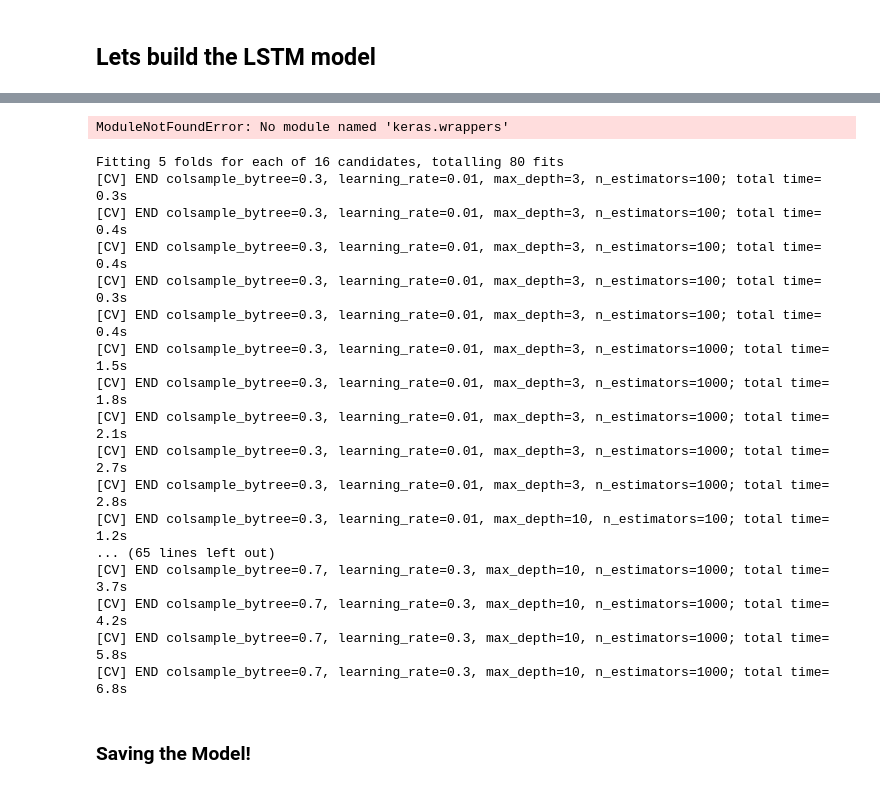
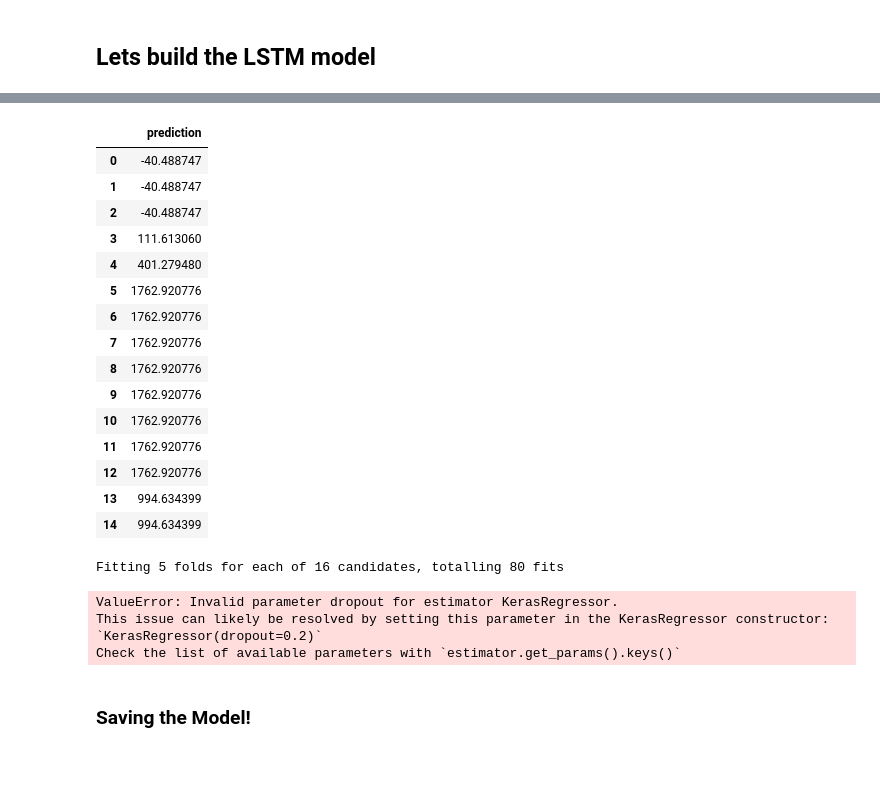
Before and after one commit to simenstang/TDT4173, a Jupyter notebook: data/notebooks_trials/LSTM_actual.ipynb, the cells around one changed output, grey strips where cells are left out. Drawn from its saved outputs; the diff is of its cells as text; code cells hidden in the pictures.

```diff
--- a/data/notebooks_trials/LSTM_actual.ipynb
+++ b/data/notebooks_trials/LSTM_actual.ipynb
@@ -436,0 +511,19 @@ df_supervised = series_to_supervised(df, target_column='pv_measurement', n_in=3,
+# %%
+predictions.head(15)
+# %% [output]
+|  | prediction |
+| 0 | -40.488747 |
+| 1 | -40.488747 |
+| 2 | -40.488747 |
+| 3 | 111.613060 |
+| 4 | 401.279480 |
+| 5 | 1762.920776 |
+| 6 | 1762.920776 |
+| 7 | 1762.920776 |
+| 8 | 1762.920776 |
+| 9 | 1762.920776 |
+| 10 | 1762.920776 |
+| 11 | 1762.920776 |
+| 12 | 1762.920776 |
+| 13 | 994.634399 |
+| 14 | 994.634399 |
@@ -440,7 +540,7 @@ from tensorflow import keras
 from keras.layers import Dense
 from keras.models import Sequential, load_model
 from scikeras.wrappers import KerasRegressor
-from keras.wrappers.scikit_learn import KerasRegressor
+#from keras.wrappers.scikit_learn import KerasRegressor
 from sklearn.model_selection import TimeSeriesSplit, GridSearchCV
 import numpy as np
 
@@ -452,6 +552,7 @@ def build_lstm_model(optimizer='adam', dropout=0.2, neurons=100):
     model.compile(loss='mean_squared_error', optimizer=optimizer)
     return model
 
+
 # Assuming your dataset is split and reshaped into 3D [samples, timesteps, features]
 train_X, train_y = df[FEATURES], df[TARGET]
 train_X = train_X.values.reshape((train_X.shape[0], 1, train_X.shape[1]))
@@ -461,10 +562,11 @@ model = KerasRegressor(build_fn=build_lstm_model, epochs=20, batch_size=70, verb
 parameters = {
     'epochs': [10, 20],
     'batch_size': [30, 70],
-    'optimizer': ['SGD', 'Adam'],
+    'optimizer': ['adam'],
     'dropout': [0.2, 0.3],
     'neurons': [50, 100]
 }
+
 
 cv_split = TimeSeriesSplit(n_splits=5)
 grid = GridSearchCV(estimator=model, cv=cv_split, param_grid=parameters, verbose=2)
@@ -479,53 +581,11 @@ best_lstm_model.save('best_lstm_model.h5')
 # Predict using the best LSTM model
 predictions = best_lstm_model.predict(X_test)
 # %% [output]
-ModuleNotFoundError: No module named 'keras.wrappers'
+Fitting 5 folds for each of 16 candidates, totalling 80 fits
+ValueError: Invalid parameter dropout for estimator KerasRegressor.
+This issue can likely be resolved by setting this parameter in the KerasRegressor constructor:
+`KerasRegressor(dropout=0.2)`
+Check the list of available parameters with `estimator.get_params().keys()`
-# %%
-from sklearn.model_selection import TimeSeriesSplit, GridSearchCV
-from xgboost import XGBRegressor
-import warnings
-warnings.filterwarnings('ignore', category=FutureWarning)
-
-
-cv_split = TimeSeriesSplit(n_splits=5)
-model = XGBRegressor()
-
-parameters = {
-    "max_depth": [3, 10],
-    "learning_rate": [0.01, 0.3],
-    "n_estimators": [100, 1000],
-    "colsample_bytree": [0.3, 0.7]
-}
-
-X_train = df[FEATURES]
-y_train = df[TARGET]
-
-grid_search = GridSearchCV(estimator=model, cv=cv_split, param_grid=parameters, verbose=2)
-grid_search.fit(X_train, y_train)
-
-# Get the best estimator
-best_xgb_model = grid_search.best_estimator_
-
-# Get feature importances from this best model
-feature_importances = best_xgb_model.feature_importances_
-# %% [output]
-Fitting 5 folds for each of 16 candidates, totalling 80 fits
-[CV] END colsample_bytree=0.3, learning_rate=0.01, max_depth=3, n_estimators=100; total time=   0.3s
-[CV] END colsample_bytree=0.3, learning_rate=0.01, max_depth=3, n_estimators=100; total time=   0.4s
-[CV] END colsample_bytree=0.3, learning_rate=0.01, max_depth=3, n_estimators=100; total time=   0.4s
-[CV] END colsample_bytree=0.3, learning_rate=0.01, max_depth=3, n_estimators=100; total time=   0.3s
-[CV] END colsample_bytree=0.3, learning_rate=0.01, max_depth=3, n_estimators=100; total time=   0.4s
-[CV] END colsample_bytree=0.3, learning_rate=0.01, max_depth=3, n_estimators=1000; total time=   1.5s
-[CV] END colsample_bytree=0.3, learning_rate=0.01, max_depth=3, n_estimators=1000; total time=   1.8s
-[CV] END colsample_bytree=0.3, learning_rate=0.01, max_depth=3, n_estimators=1000; total time=   2.1s
-[CV] END colsample_bytree=0.3, learning_rate=0.01, max_depth=3, n_estimators=1000; total time=   2.7s
-[CV] END colsample_bytree=0.3, learning_rate=0.01, max_depth=3, n_estimators=1000; total time=   2.8s
-[CV] END colsample_bytree=0.3, learning_rate=0.01, max_depth=10, n_estimators=100; total time=   1.2s
-... (65 lines left out)
-[CV] END colsample_bytree=0.7, learning_rate=0.3, max_depth=10, n_estimators=1000; total time=   3.7s
-[CV] END colsample_bytree=0.7, learning_rate=0.3, max_depth=10, n_estimators=1000; total time=   4.2s
-[CV] END colsample_bytree=0.7, learning_rate=0.3, max_depth=10, n_estimators=1000; total time=   5.8s
-[CV] END colsample_bytree=0.7, learning_rate=0.3, max_depth=10, n_estimators=1000; total time=   6.8s
 # %% [markdown]
 ### Saving the Model!
 # %%
```
Also changed, not shown: parts of 31 cells of this notebook.
